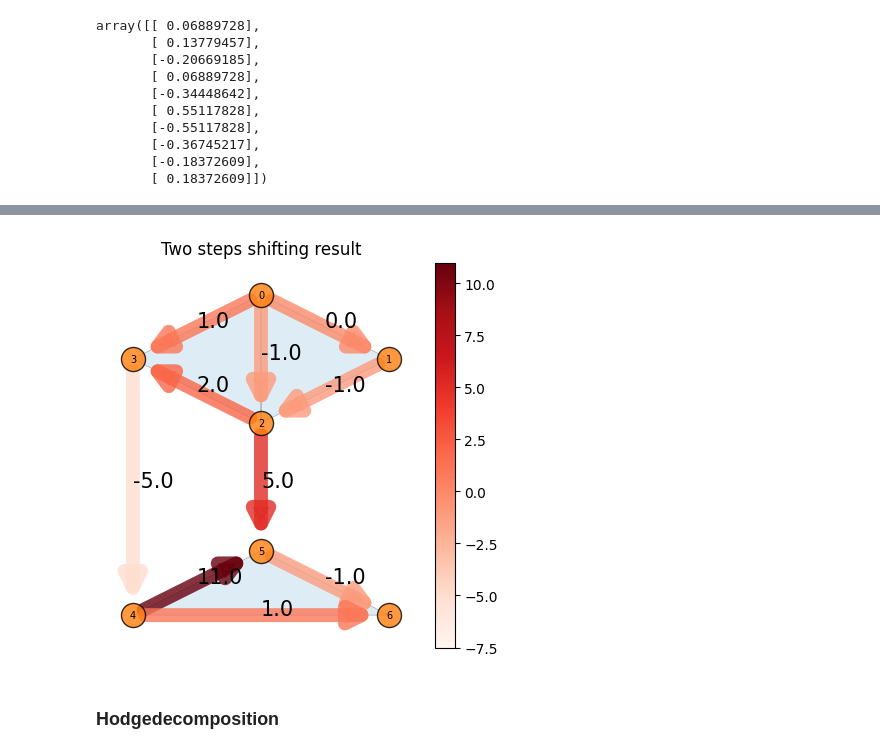
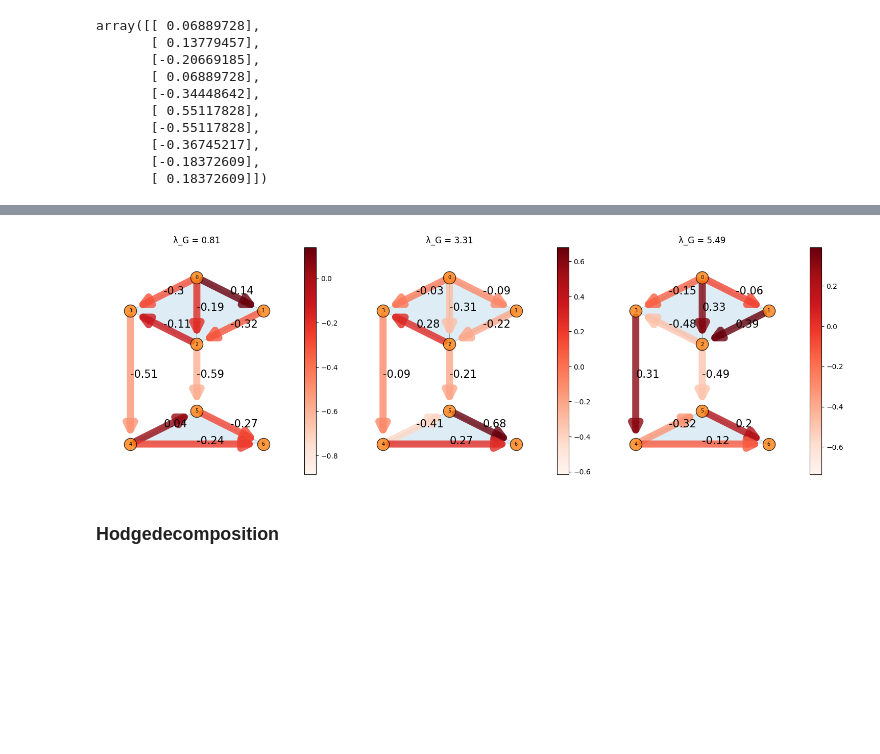
Before and after one commit to irtazahashmi/pytspl, a Jupyter notebook: demo_notebook.ipynb, the cells around one changed output, grey strips where cells are left out. Saved outputs shown, nothing was run; the diff lists cells and outputs as text; code cells hidden in the pictures; blank space fills up the shorter version.

```diff
--- a/demo_notebook.ipynb
+++ b/demo_notebook.ipynb
@@ -197,11 +120,6 @@ scplot.draw_flow(flow=upper_flow, ax=ax)
-# %%
-# two step shifting result L1^2 @ f
-fig = plt.figure(figsize = (5,5))
-ax = fig.add_subplot(1, 1, 1)
-ax.set_title("Two steps shifting result")
-flow = lower_flow + upper_flow
-scplot.draw_flow(flow=flow, ax=ax)
-# %% [output]
-[figure, removed]
+# %%
+scplot.draw_gradient_eigenvectors([0, 2, 5])
+# %% [output]
+[figure, added]
 # %% [markdown]
 ### Hodgedecomposition
```
Also changed, not shown: parts of 12 cells of this notebook, 3 other files.
